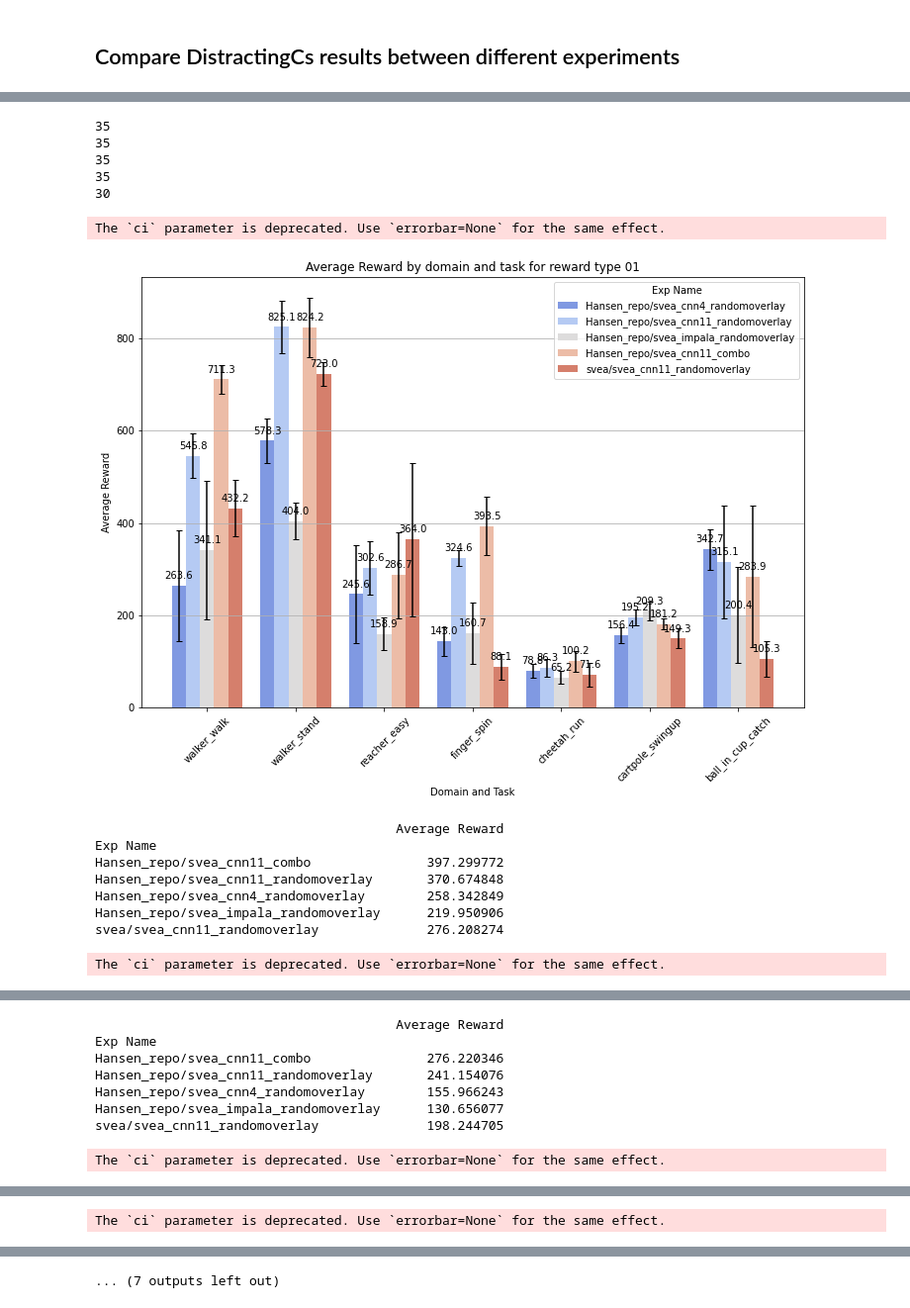
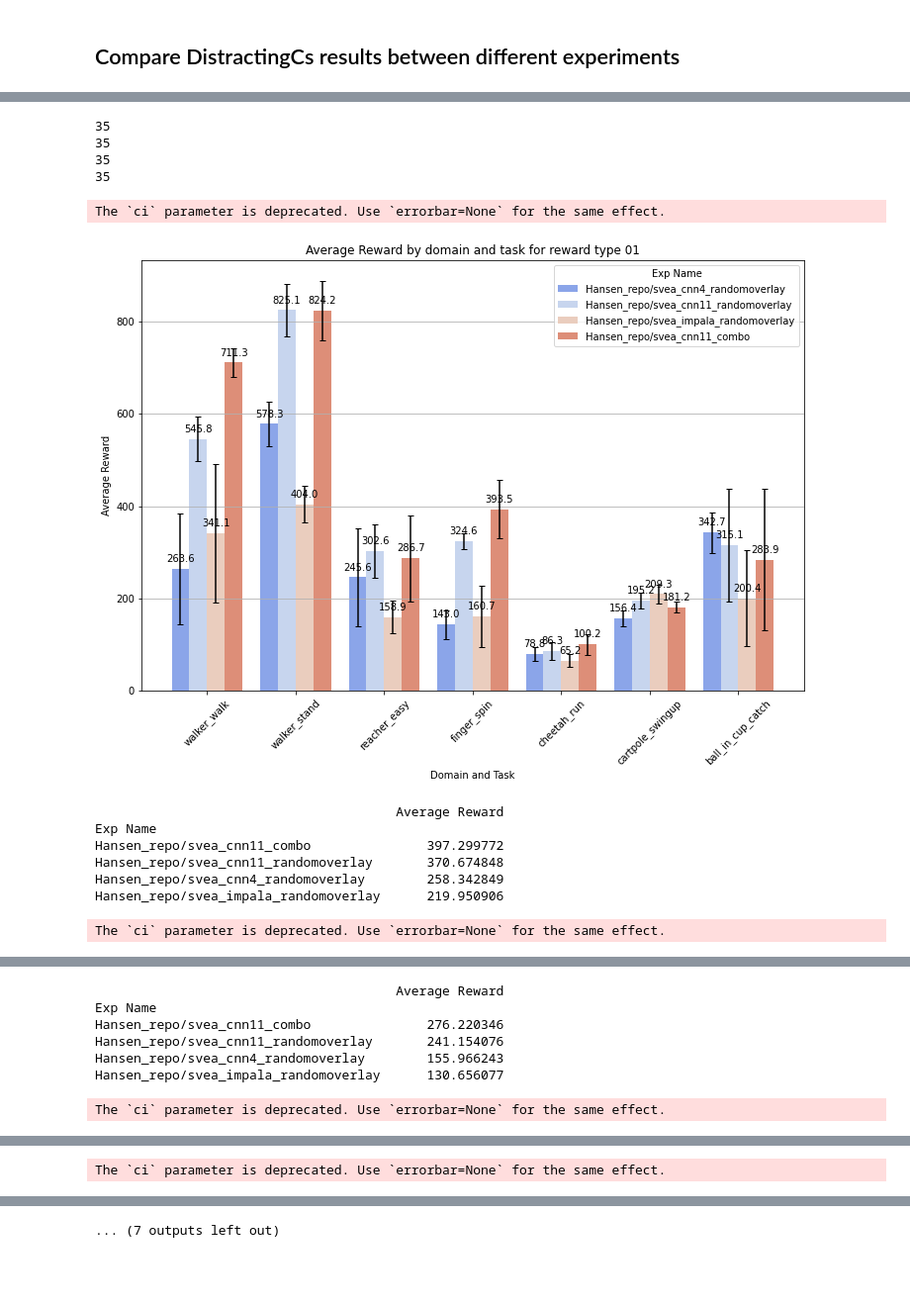
Before and after one commit to godnpeter/dmcontrol-generalization-benchmark, a Jupyter notebook: visualize_distractingcs_plots.ipynb, the cells around one changed output, grey strips where cells are left out. Shown: that part at 99% size. Drawn from its saved outputs; the diff is of its cells as text; code cells hidden in the pictures; blank space fills up the shorter version.

```diff
--- a/visualize_distractingcs_plots.ipynb
+++ b/visualize_distractingcs_plots.ipynb
@@ -549,8 +550,8 @@ exp_names = ["Hansen_repo/svea_cnn4_randomoverlay",
              # "dmcgb_reset/svea_cnn11_randomoverlay_policy_reset_rr1",
              ]
 
-rl_playground_exp_names = ["svea/svea_cnn11_randomoverlay"]
-
+# rl_playground_exp_names = ["svea/svea_cnn11_randomoverlay"]
+rl_playground_exp_names = []
 
 # Create a DataFrame for each exp_name and store them in a list
 hansen_dfs = [load_data(log_dir, exp_name) for exp_name in exp_names]
@@ -658,40 +659,38 @@ for i, patch in enumerate(barplot.patches):
     )
 
     # Adding custom error bars
     barplot.errorbar(
         x=x_value,
         y=y_value,
         yerr=std_dev,
         color='black',
         capsize=3
     )
 
 # Set the title for the aggregated data plot
 plt.title('Aggregated Average Reward by domain and task across all reward types')
 
 # Setting the labels and title
 plt.xlabel('Domain and Task')
 plt.ylabel('Aggregated Average Reward')
 plt.xticks(rotation=45)
 plt.grid(axis='y')
 
 # Show the plot
 plt.show()
 abcd = agg_df.groupby('Exp Name')
 abcd['mean_reward'].mean()
 # %% [output]
 35
 35
 35
 35
-30
 The `ci` parameter is deprecated. Use `errorbar=None` for the same effect.
-[figure, old version]
+[figure, new version]
                                        Average Reward
 Exp Name
 Hansen_repo/svea_cnn11_combo               397.299772
 Hansen_repo/svea_cnn11_randomoverlay       370.674848
 Hansen_repo/svea_cnn4_randomoverlay        258.342849
 Hansen_repo/svea_impala_randomoverlay      219.950906
-svea/svea_cnn11_randomoverlay              276.208274
 The `ci` parameter is deprecated. Use `errorbar=None` for the same effect.
@@ -702,5 +701,4 @@ Hansen_repo/svea_cnn11_combo               276.220346
 Hansen_repo/svea_cnn11_randomoverlay       241.154076
 Hansen_repo/svea_cnn4_randomoverlay        155.966243
 Hansen_repo/svea_impala_randomoverlay      130.656077
-svea/svea_cnn11_randomoverlay              198.244705
 The `ci` parameter is deprecated. Use `errorbar=None` for the same effect.
```
Also changed, not shown: parts of 6 cells of this notebook, 18 other files.
